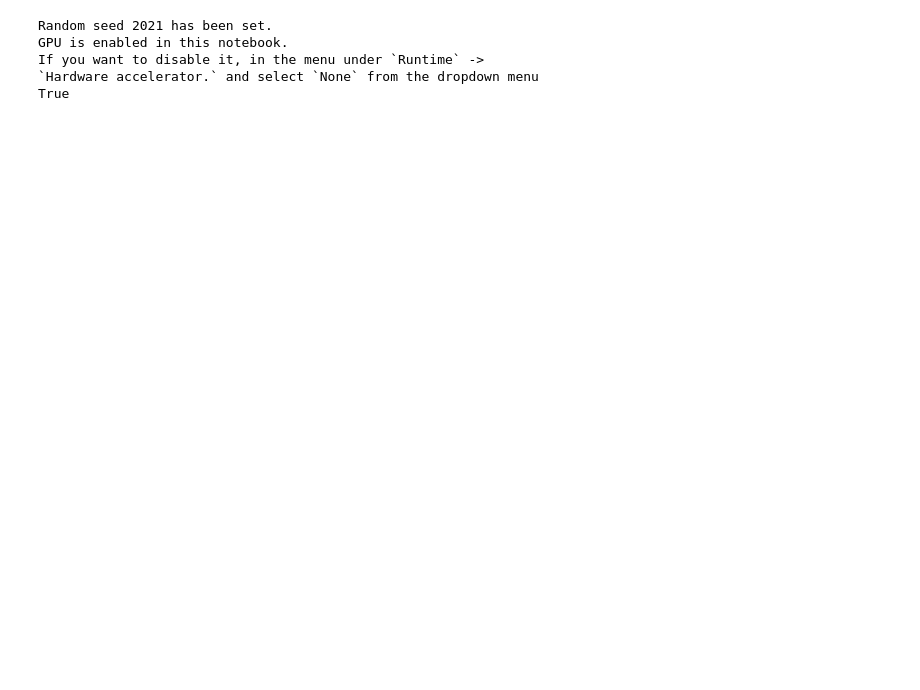
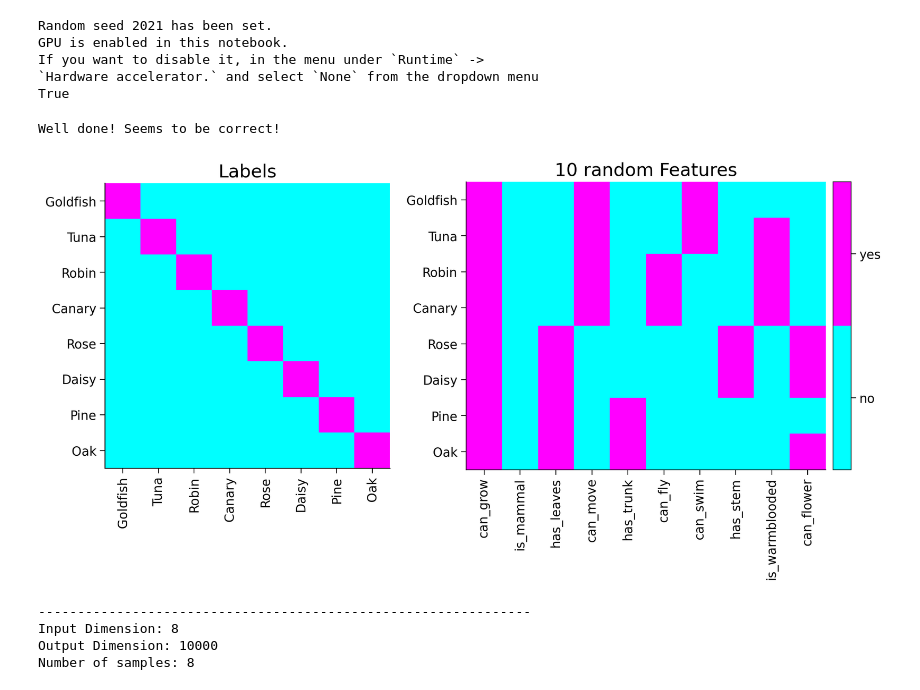
Before and after one commit to msadeghi322/DeepLearning, a Jupyter notebook: NMA_SVD_in_Deep_Linear_NN.ipynb, the cells around one changed output. Saved outputs shown, nothing was run; the diff lists cells and outputs as text; code cells hidden in the pictures; blank space fills up the shorter version.

```diff
--- a/NMA_SVD_in_Deep_Linear_NN.ipynb
+++ b/NMA_SVD_in_Deep_Linear_NN.ipynb
@@ -804,3 +804,50 @@ def train(model, inputs, targets, n_epochs, lr, illusory_i=0):
     illusions[i] = pred_ij.numpy()
 
   return losses, modes, np.array(rs_mats), illusions
+# %%
+# @title Initialiser of weights based on normal dist
+def ex_initializer_(model, gamma=1e-12):
+  """
+  In-place Re-initialization of weights
+
+  Args:
+    model: torch.nn.Module
+      PyTorch neural net model
+    gamma: float
+      Initialization scale
+
+  Returns:
+    Nothing
+  """
+  for weight in model.parameters():
+    n_out, n_in = weight.shape
+    sigma = gamma/math.sqrt(n_out+n_in)
+    nn.init.normal_(weight, mean=0.0, std=sigma)
+
+
+test_initializer_ex(SEED)
+# %% [output]
+Well done! Seems to be correct!
+# %%
+
+tree_labels, tree_features = generate_hsd()
+
+# Convert (cast) data from np.ndarray to torch.Tensor
+label_tensor = torch.tensor(tree_labels).float()
+feature_tensor = torch.tensor(tree_features).float()
+
+item_names = ['Goldfish', 'Tuna', 'Robin', 'Canary',
+              'Rose', 'Daisy', 'Pine', 'Oak']
+plot_tree_data()
+
+# Dimensions
+print("---------------------------------------------------------------")
+print("Input Dimension: {}".format(tree_labels.shape[1]))
+print("Output Dimension: {}".format(tree_features.shape[1]))
+print("Number of samples: {}".format(tree_features.shape[0]))
+# %% [output]
+[figure, added]
+---------------------------------------------------------------
+Input Dimension: 8
+Output Dimension: 10000
+Number of samples: 8
```
Also changed, not shown: parts of 3 cells of this notebook.
